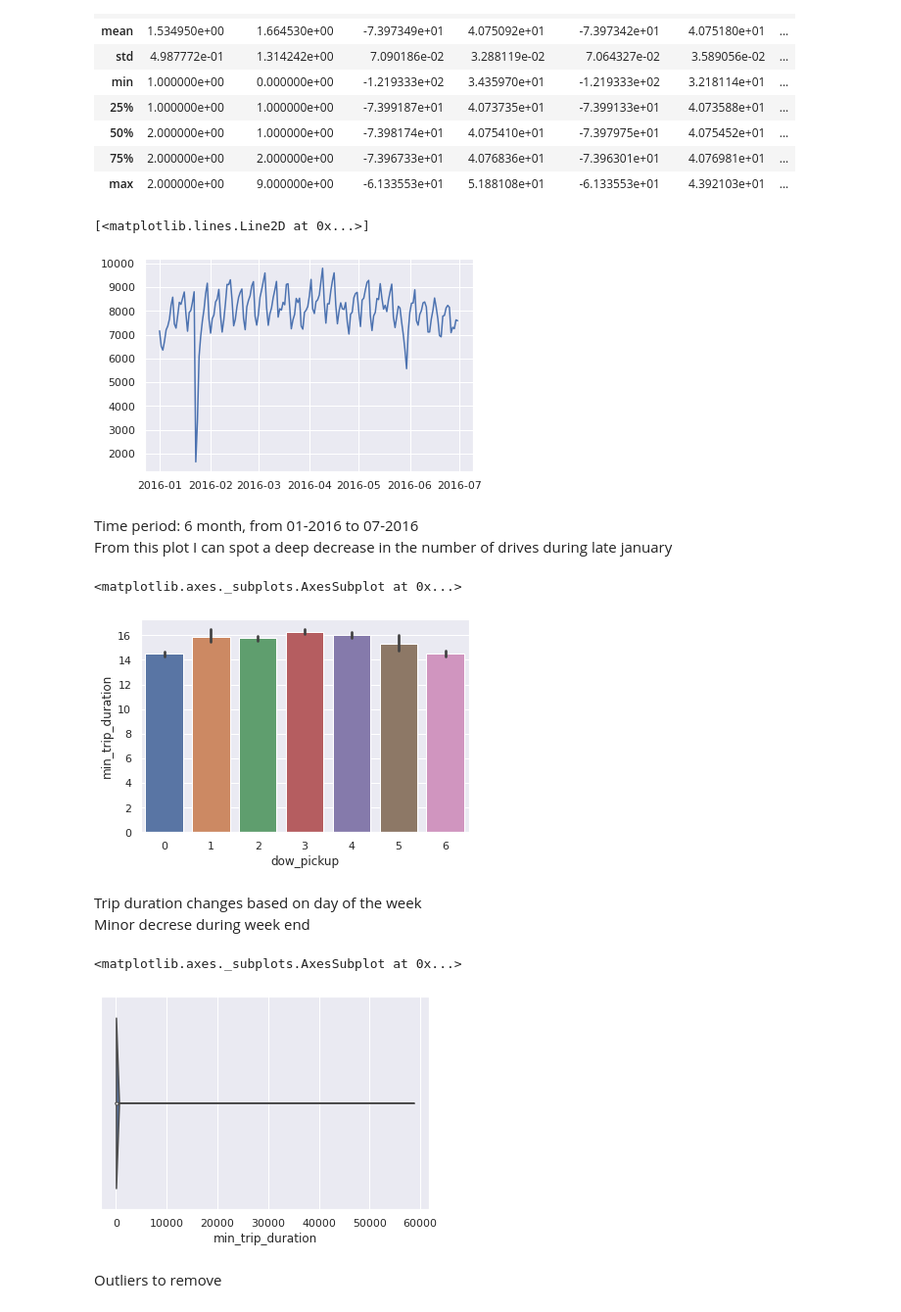
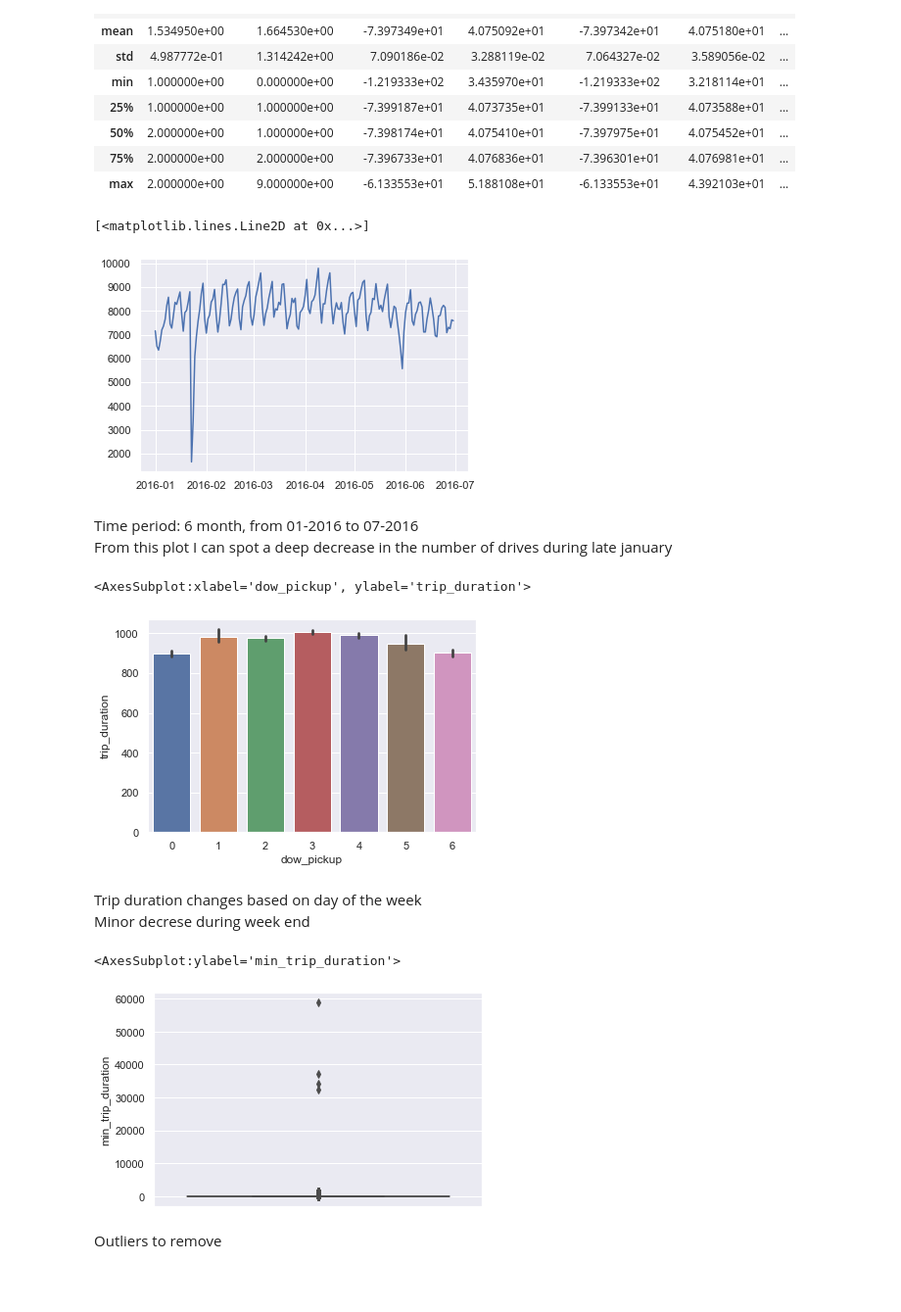
Before and after one commit to DragoneKTM/TaxiDrive_duration_prediction, a Jupyter notebook: Notebooks/1_Preparation.ipynb, the cells around one changed output. Shown at 98% size. Cells and saved outputs as stored; diff of their text form; code cells hidden in the pictures; blank space fills up the shorter version.

```diff
--- a/Notebooks/1_Preparation.ipynb
+++ b/Notebooks/1_Preparation.ipynb
@@ -8,7 +12,7 @@ from matplotlib import pyplot
 sns.set()
 # %%
 #Dataset load
-ds_train = pd.read_csv(r'/train.zip' , compression="zip")
+ds_train = pd.read_csv(r'..\Data\Original\train.zip' , compression="zip")
 # %% [markdown]
 ## Dataset description
 # %% [markdown]
@@ -90,7 +94,7 @@ ds_train['hour_pickup'] = [date.hour for date in ds_train.pickup_datetime]
 pyplot.plot(ds_train.groupby("pickup_date").count()[["vendor_id"]])
 # %% [output]
 [<matplotlib.lines.Line2D at 0x...>]
-[figure, old version]
+[figure, new version]
 # %% [markdown]
 Time period: 6 month, from 01-2016 to 07-2016<br>
 From this plot I can spot a deep decrease in the number of drives during late january
@@ -98,19 +102,19 @@ From this plot I can spot a deep decrease in the number of drives during late ja
 #from sec to min trip_duration
 ds_train['min_trip_duration'] = [sec//60 for sec in ds_train.trip_duration]
 # %%
-# bar plot of time duration in min
-sns.barplot(data=ds_train, y="min_trip_duration", x="dow_pickup")
+# bar plot of time duration in min per day
+sns.barplot(data=ds_train, y="trip_duration", x="dow_pickup")
 # %% [output]
-<matplotlib.axes._subplots.AxesSubplot at 0x...>
+<AxesSubplot:xlabel='dow_pickup', ylabel='trip_duration'>
-[figure, old version]
+[figure, new version]
 # %% [markdown]
 Trip duration changes based on day of the week <br>
 Minor decrese during week end
 # %%
 # violin plot of distribution time duration in min
-sns.violinplot(x=ds_train["min_trip_duration"])
+sns.boxplot(y=ds_train["min_trip_duration"])
 # %% [output]
-<matplotlib.axes._subplots.AxesSubplot at 0x...>
+<AxesSubplot:ylabel='min_trip_duration'>
-[figure, old version]
+[figure, new version]
 # %% [markdown]
 Outliers to remove
```
Also changed, not shown: parts of 39 cells of this notebook.
